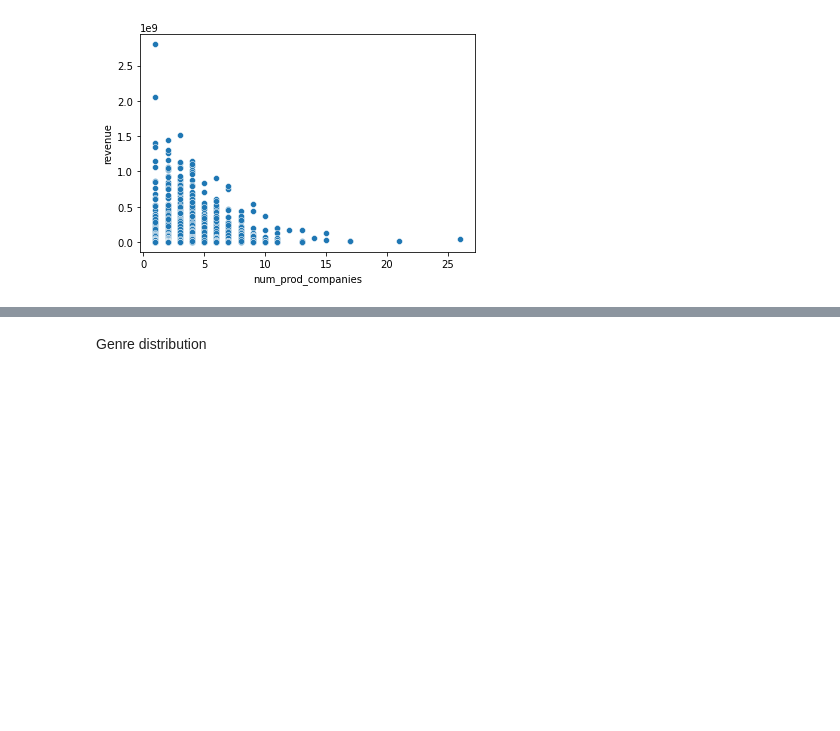
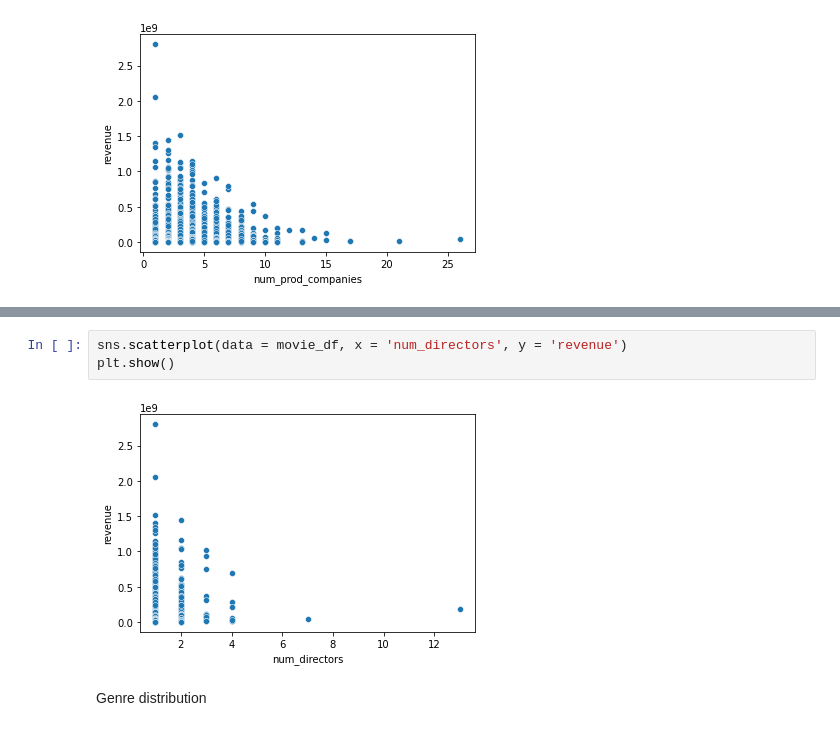
Before and after one commit to cmsc320-gautham-evan-arjun/cmsc320-gautham-evan-arjun.github.io, a Jupyter notebook: finaltutorial.ipynb, the cells around one changed output, grey strips where cells are left out. Saved outputs shown, nothing was run; the diff lists cells and outputs as text; blank space fills up the shorter version.

```diff
--- a/finaltutorial.ipynb
+++ b/finaltutorial.ipynb
@@ -456,3 +491,8 @@ plt.show()
+# %%
+sns.scatterplot(data = movie_df, x = 'num_directors', y = 'revenue')
+plt.show()
+# %% [output]
+[figure, added]
 # %% [markdown]
 Genre distribution
 # %%
```
Also changed, not shown: parts of 25 cells of this notebook.
